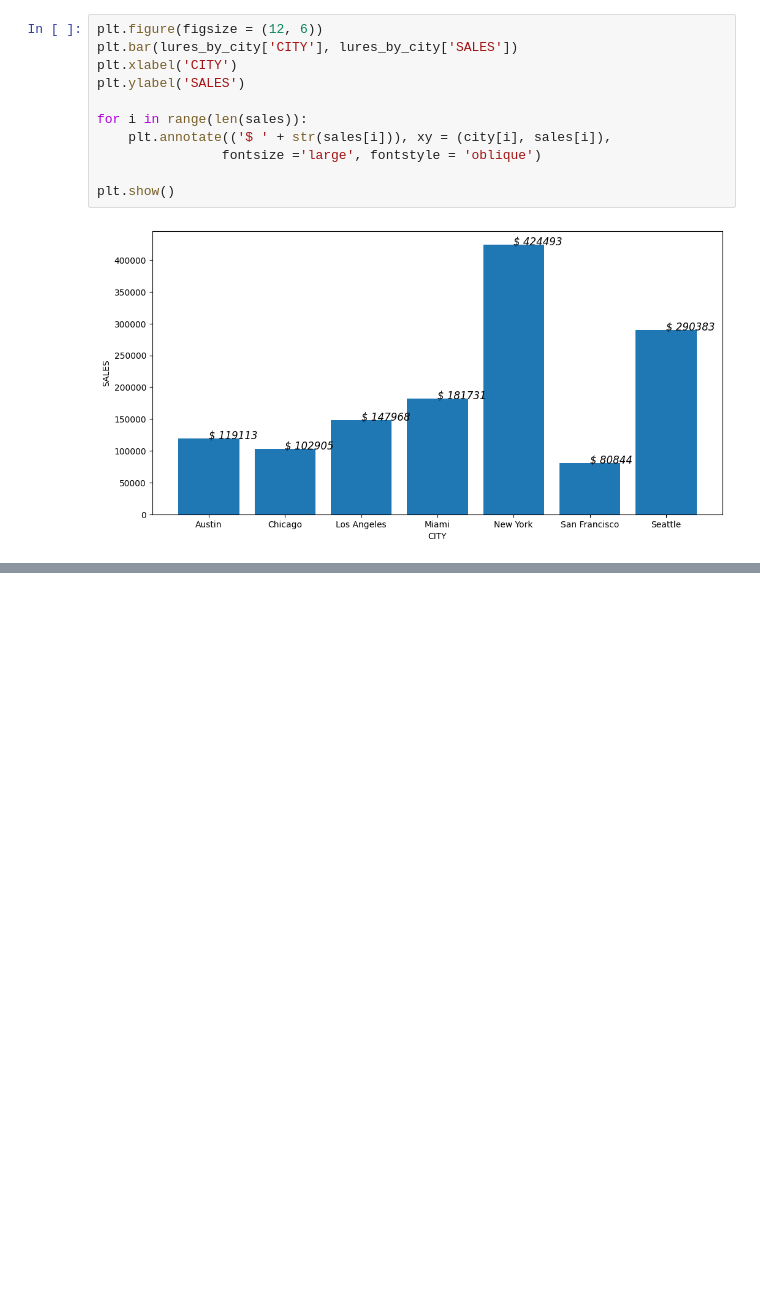
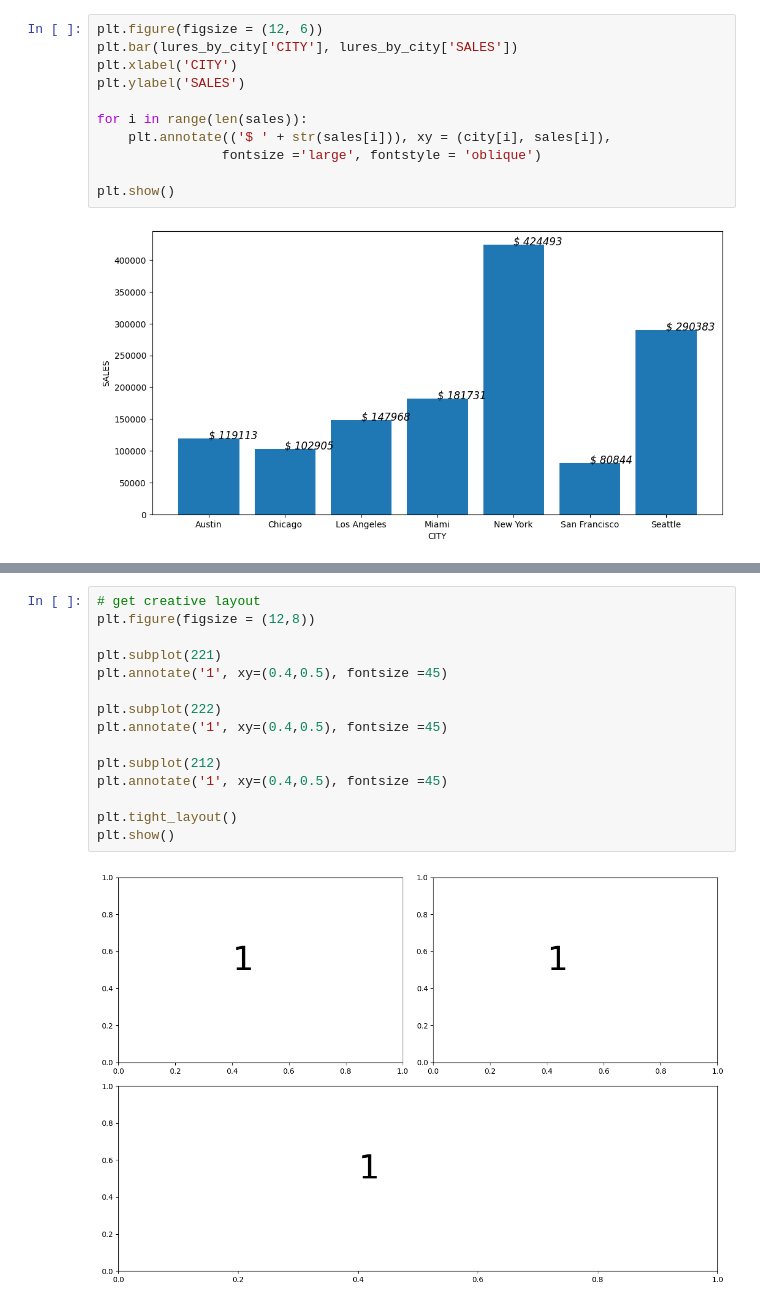
Before and after one commit to wuamy/notebook, a Jupyter notebook: Demo2.ipynb, the cells around one changed output, grey strips where cells are left out. Cells and saved outputs as stored; diff of their text form; blank space fills up the shorter version.

```diff
--- a/Demo2.ipynb
+++ b/Demo2.ipynb
@@ -227,0 +253,17 @@ plt.show()
+# %%
+# get creative layout
+plt.figure(figsize = (12,8))
+
+plt.subplot(221)
+plt.annotate('1', xy=(0.4,0.5), fontsize =45)
+
+plt.subplot(222)
+plt.annotate('1', xy=(0.4,0.5), fontsize =45)
+
+plt.subplot(212)
+plt.annotate('1', xy=(0.4,0.5), fontsize =45)
+
+plt.tight_layout()
+plt.show()
+# %% [output]
+[figure, added]
```
Also changed, not shown: parts of 4 cells of this notebook.
